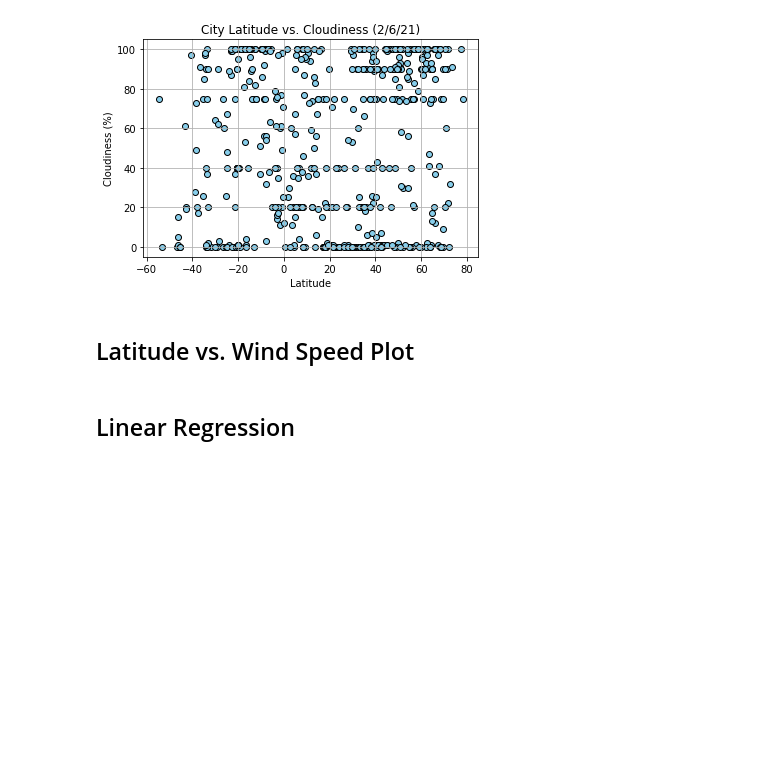
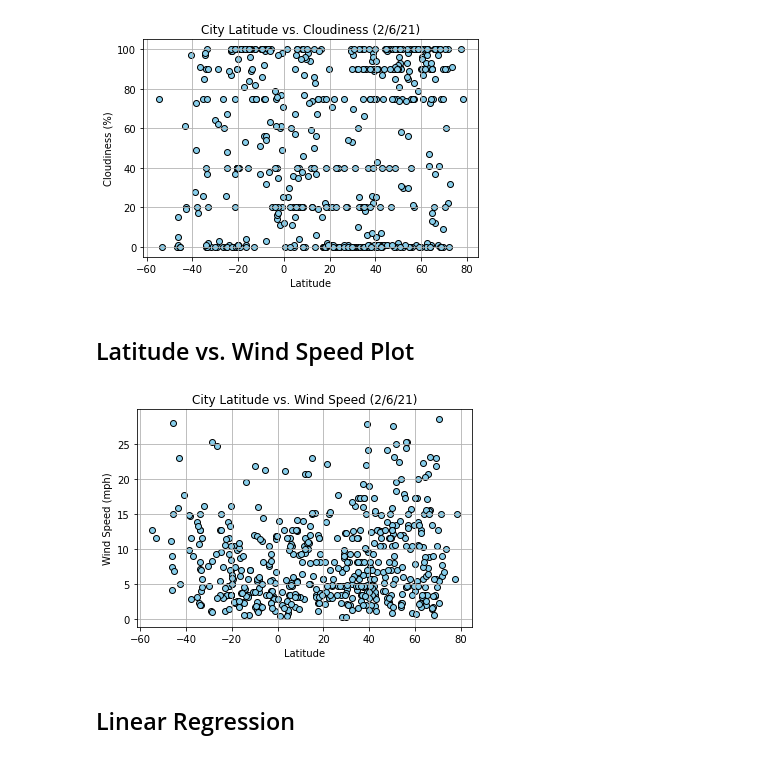
Before and after one commit to szig97/python-api-challenge, a Jupyter notebook: WeatherPy/WeatherPy.ipynb, the cells around one changed output. Drawn from its saved outputs; the diff is of its cells as text; code cells hidden in the pictures; blank space fills up the shorter version.

Commit message:
adding latitude vs. wind speed plot code

```diff
--- a/WeatherPy/WeatherPy.ipynb
+++ b/WeatherPy/WeatherPy.ipynb
@@ -203,6 +203,15 @@ plt.savefig("Figures/latitude_cloudiness_plot.png")
 [figure]
 # %% [markdown]
 ## Latitude vs. Wind Speed Plot
+# %%
+plt.scatter(weather_df["Latitude"], weather_df["Wind Speed"], edgecolors="black", facecolor="skyblue")
+plt.title("City Latitude vs. Wind Speed (2/6/21)")
+plt.xlabel("Latitude")
+plt.ylabel("Wind Speed (mph)")
+plt.grid()
+plt.savefig("Figures/latitude_windspeed_plot.png")
+# %% [output]
+[figure, added]
 # %% [markdown]
 ## Linear Regression
 # %% [markdown]
```
Also changed, not shown: 1 other file.
